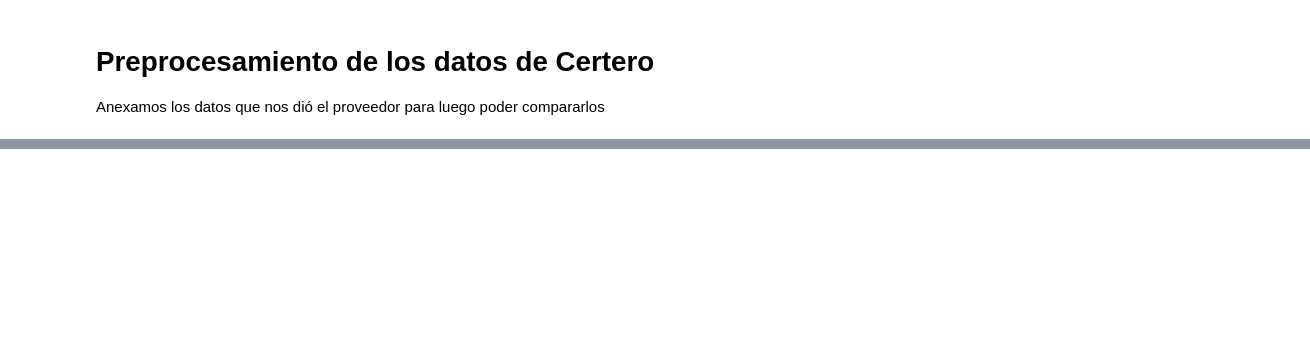
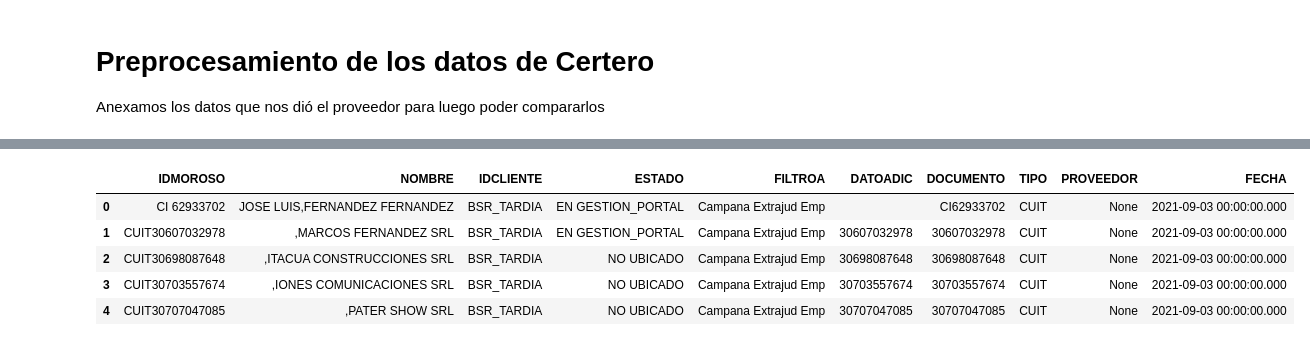
Before and after one commit to DatosMOPC/enriquecimiento-de-datos, a Jupyter notebook: Certero/Análisis de datos.ipynb, the cells around one changed output, grey strips where cells are left out. Cells and saved outputs as stored; diff of their text form; code cells hidden in the pictures; blank space fills up the shorter version.

```diff
--- a/Certero/Análisis de datos.ipynb
+++ b/Certero/Análisis de datos.ipynb
@@ -281,0 +21,12 @@ TypeError: unhashable type: 'Series'
+# %%
+de = pd.read_csv('Datos_Enriquecimiento/Datos_Enriquecimiento_2021-08-25.csv')
+de['PROVEEDOR'] = None
+de['FECHA'] = '2021-09-03 00:00:00.000'
+de.head()
+# %% [output]
+|  | IDMOROSO | NOMBRE | IDCLIENTE | ESTADO | FILTROA | DATOADIC | DOCUMENTO | TIPO | PROVEEDOR | FECHA |
+| 0 | CI 62933702 | JOSE LUIS,FERNANDEZ FERNANDEZ | BSR_TARDIA | EN GESTION_PORTAL | Campana Extrajud Emp |  | CI62933702 | CUIT | None | 2021-09-03 00:00:00.000 |
+| 1 | CUIT30607032978 | ,MARCOS FERNANDEZ SRL | BSR_TARDIA | EN GESTION_PORTAL | Campana Extrajud Emp | 30607032978 | 30607032978 | CUIT | None | 2021-09-03 00:00:00.000 |
+| 2 | CUIT30698087648 | ,ITACUA CONSTRUCCIONES SRL | BSR_TARDIA | NO UBICADO | Campana Extrajud Emp | 30698087648 | 30698087648 | CUIT | None | 2021-09-03 00:00:00.000 |
+| 3 | CUIT30703557674 | ,IONES COMUNICACIONES SRL | BSR_TARDIA | NO UBICADO | Campana Extrajud Emp | 30703557674 | 30703557674 | CUIT | None | 2021-09-03 00:00:00.000 |
+| 4 | CUIT30707047085 | ,PATER SHOW SRL | BSR_TARDIA | NO UBICADO | Campana Extrajud Emp | 30707047085 | 30707047085 | CUIT | None | 2021-09-03 00:00:00.000 |
```
Also changed, not shown: parts of 67 cells of this notebook, 40 other files.
